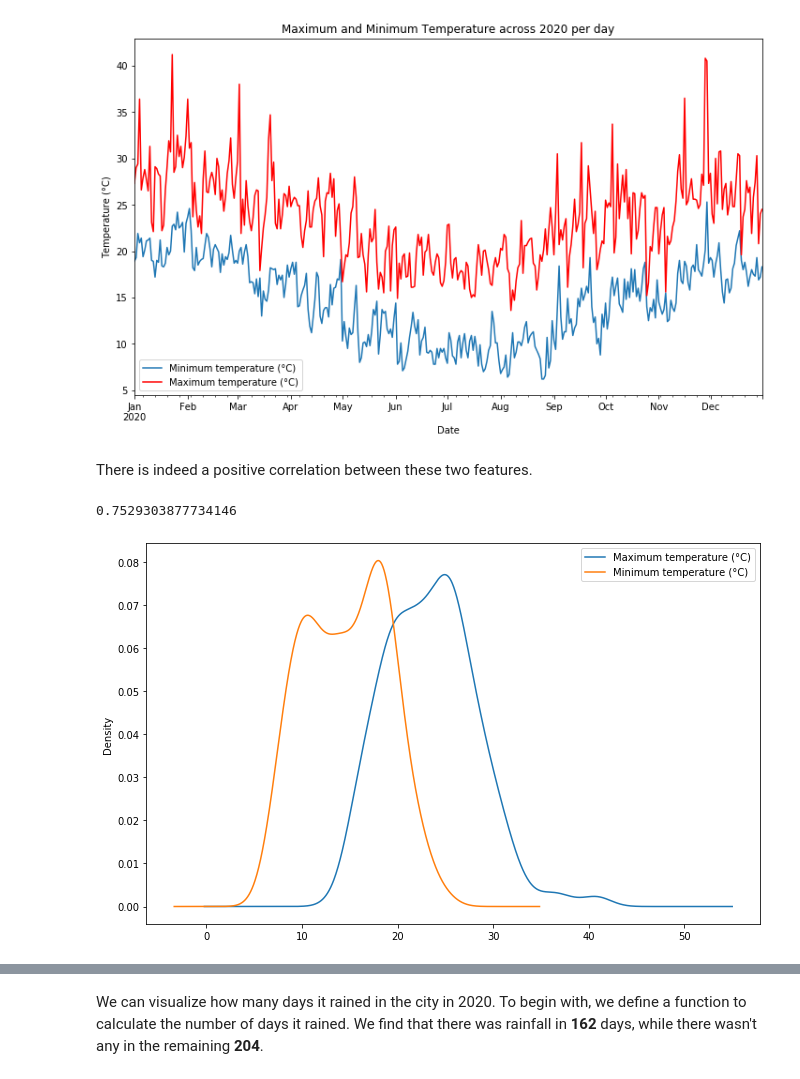
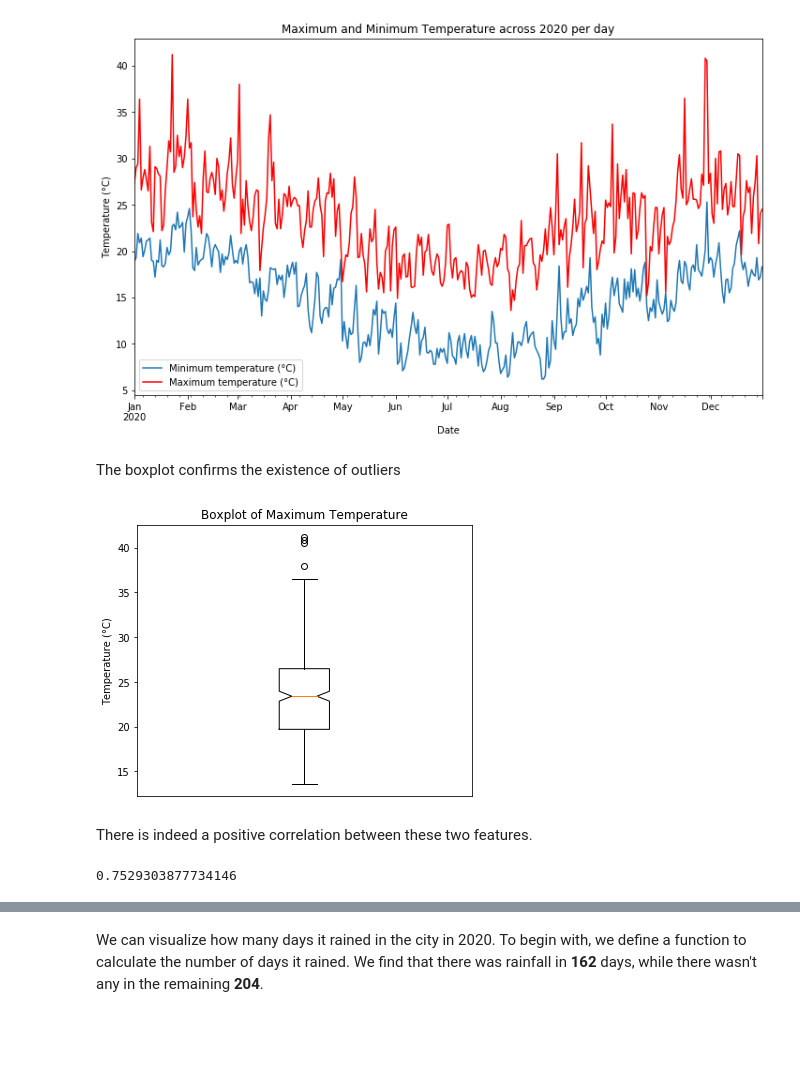
Before and after one commit to pvts/rainfall-prediction, a Jupyter notebook: weather.ipynb, the cells around one changed output, grey strips where cells are left out. Drawn from its saved outputs; the diff is of its cells as text; code cells hidden in the pictures; blank space fills up the shorter version.

```diff
--- a/weather.ipynb
+++ b/weather.ipynb
@@ -83,20 +86,28 @@ We can make some interesting observations by looking at the fluctuation of both
 # %%
-df['Minimum temperature (°C)'].plot(figsize=(12,7), legend=True)
-df['Maximum temperature (°C)'].plot(figsize=(12,7), color='r', legend=True)
+max_temp = df['Maximum temperature (°C)']
+min_temp = df['Minimum temperature (°C)']
+
+min_temp.plot(figsize=(12,7), legend=True)
+max_temp.plot(figsize=(12,7), color='r', legend=True)
 plt.title('Maximum and Minimum Temperature across 2020 per day')
 plt.ylabel('Temperature (°C)')
 plt.show()
 # %% [output]
 [figure]
+# %% [markdown]
+The boxplot confirms the existence of outliers
+# %%
+plt.figure(figsize=(6,5))
+plt.boxplot(max_temp, notch=True)
+plt.title('Boxplot of Maximum Temperature')
+plt.ylabel('Temperature (°C)')
+plt.xticks([])
+plt.show()
+# %% [output]
+[figure, added]
 # %% [markdown]
 There is indeed a positive correlation between these two features.
-# %%
-print(df['Maximum temperature (°C)'].corr(df['Minimum temperature (°C)']))
-# %% [output]
-0.7529303877734146
-# %%
-df['Maximum temperature (°C)'].plot(x=30, kind='kde', figsize=(11, 7), legend=True)
-df['Minimum temperature (°C)'].plot(x=30, kind='kde', figsize=(11, 7), legend=True)
-plt.show()
-# %% [output]
-[figure, removed]
+# %%
+print(max_temp.corr(min_temp))
+# %% [output]
+0.7529303877734146
```
Also changed, not shown: parts of 6 cells of this notebook.
